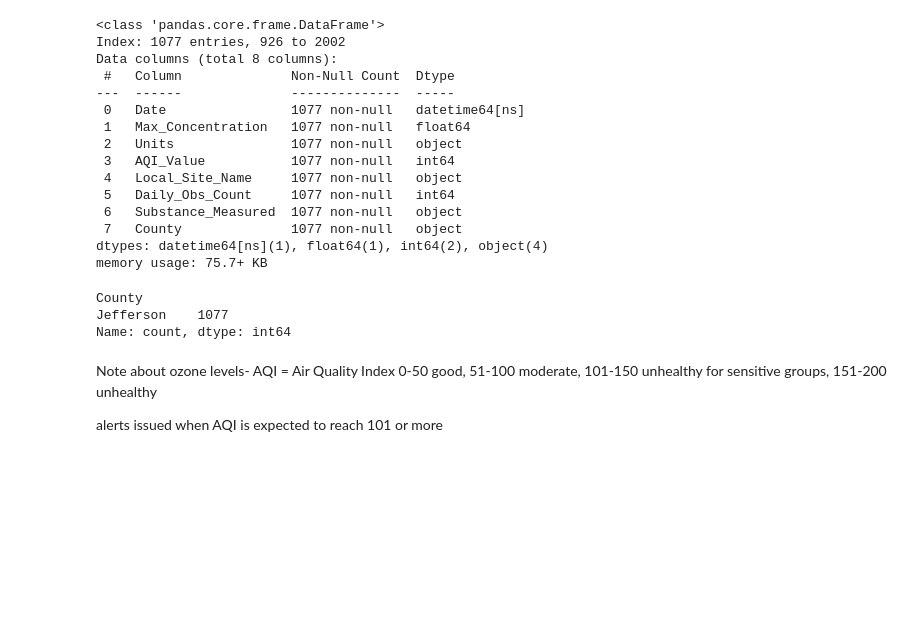
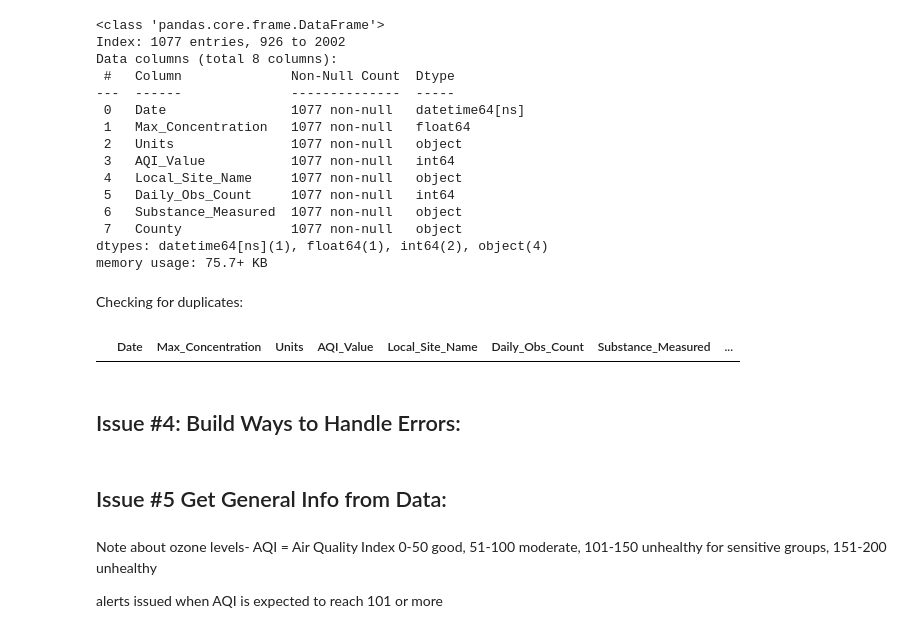
Before and after one commit to JBHines/HUD_data, a Jupyter notebook: angela/initial_sprint.ipynb, the cells around one changed output. Cells and saved outputs as stored; diff of their text form; code cells hidden in the pictures; blank space fills up the shorter version.

Commit message:
finished issue #3, which may have some of #4 included

```diff
--- a/angela/initial_sprint.ipynb
+++ b/angela/initial_sprint.ipynb
@@ -272,12 +278,16 @@ Data columns (total 8 columns):
  7   County              1077 non-null   object
 dtypes: datetime64[ns](1), float64(1), int64(2), object(4)
 memory usage: 75.7+ KB
-# %%
-ozone_df['County'].value_counts()
-# %% [output]
-County
-Jefferson    1077
-Name: count, dtype: int64
+# %% [markdown]
+Checking for duplicates:
+# %%
+ozone_df[ozone_df.duplicated(subset=['Date', 'Local_Site_Name'])]
+# %% [output]
+|  | Date | Max_Concentration | Units | AQI_Value | Local_Site_Name | Daily_Obs_Count | Substance_Measured | ... |
+# %% [markdown]
+## Issue #4: Build Ways to Handle Errors:
+# %% [markdown]
+## Issue #5 Get General Info from Data:
 # %% [markdown]
 Note about ozone levels- AQI = Air Quality Index
 0-50 good, 51-100 moderate, 101-150 unhealthy for sensitive groups, 151-200 unhealthy
```
Also changed, not shown: parts of 2 cells of this notebook.
